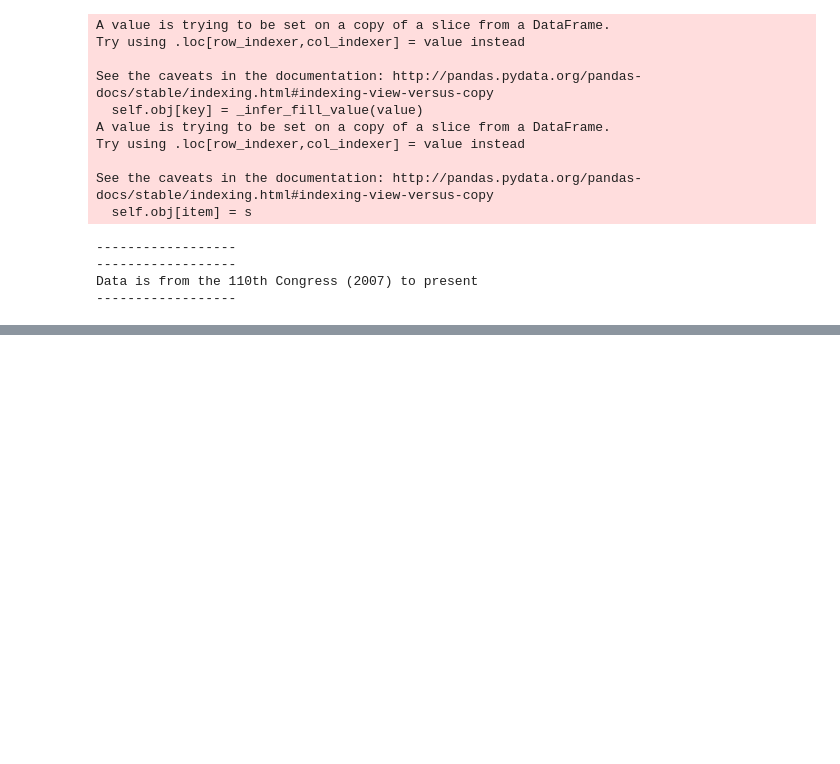
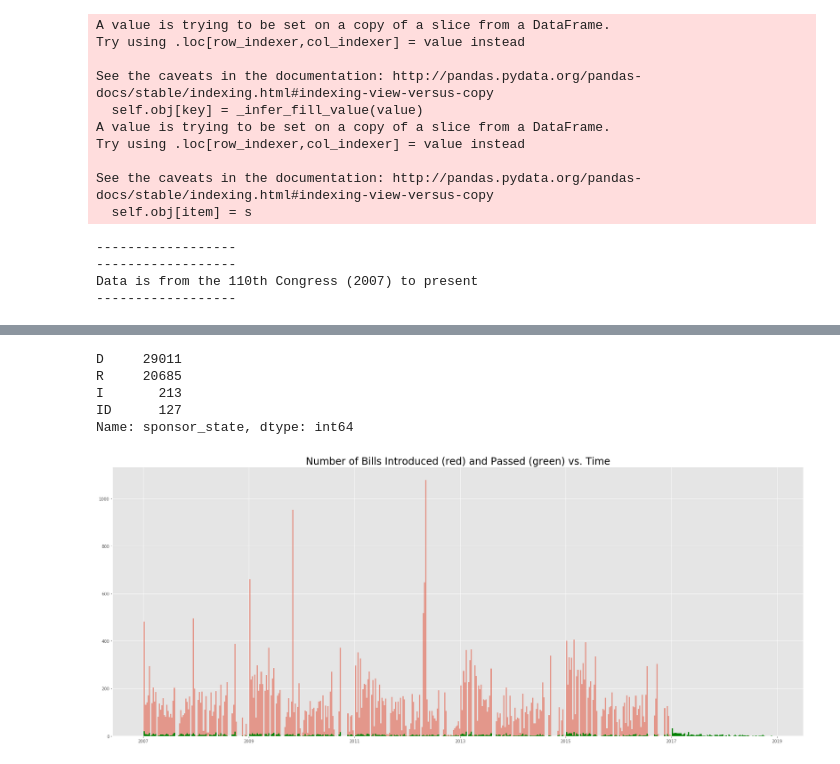
Before and after one commit to BruceZu/galvanize_capstone, a Jupyter notebook: src/model_2.ipynb, the cells around one changed output, grey strips where cells are left out. Drawn from its saved outputs; the diff is of its cells as text; code cells hidden in the pictures; blank space fills up the shorter version.

Commit message:
model_2 showing historgram for bills introduced and bills passed

```diff
--- a/src/model_2.ipynb
+++ b/src/model_2.ipynb
@@ -53,0 +85,19 @@ X, y = process_corpus(data, 'body', 'labels')
+# %%
+data.sponsor_state.value_counts()
+# %% [output]
+D     29011
+R     20685
+I       213
+ID      127
+Name: sponsor_state, dtype: int64
+# %%
+passed_df = data[data['labels'] == 1]
+
+fig = plt.figure(figsize = (30, 12))
+ax = fig.add_subplot(111)
+ax.set_title('Number of Bills Introduced (red) and Passed (green) vs. Time', fontdict={'fontsize': 24})
+ax.hist(data['intro_date'], bins = 500, alpha = .5)
+ax.hist(passed_df['intro_date'], bins = 500, color = 'g')
+plt.show()
+# %% [output]
+[figure, added]
```
Also changed, not shown: parts of 6 cells of this notebook.
